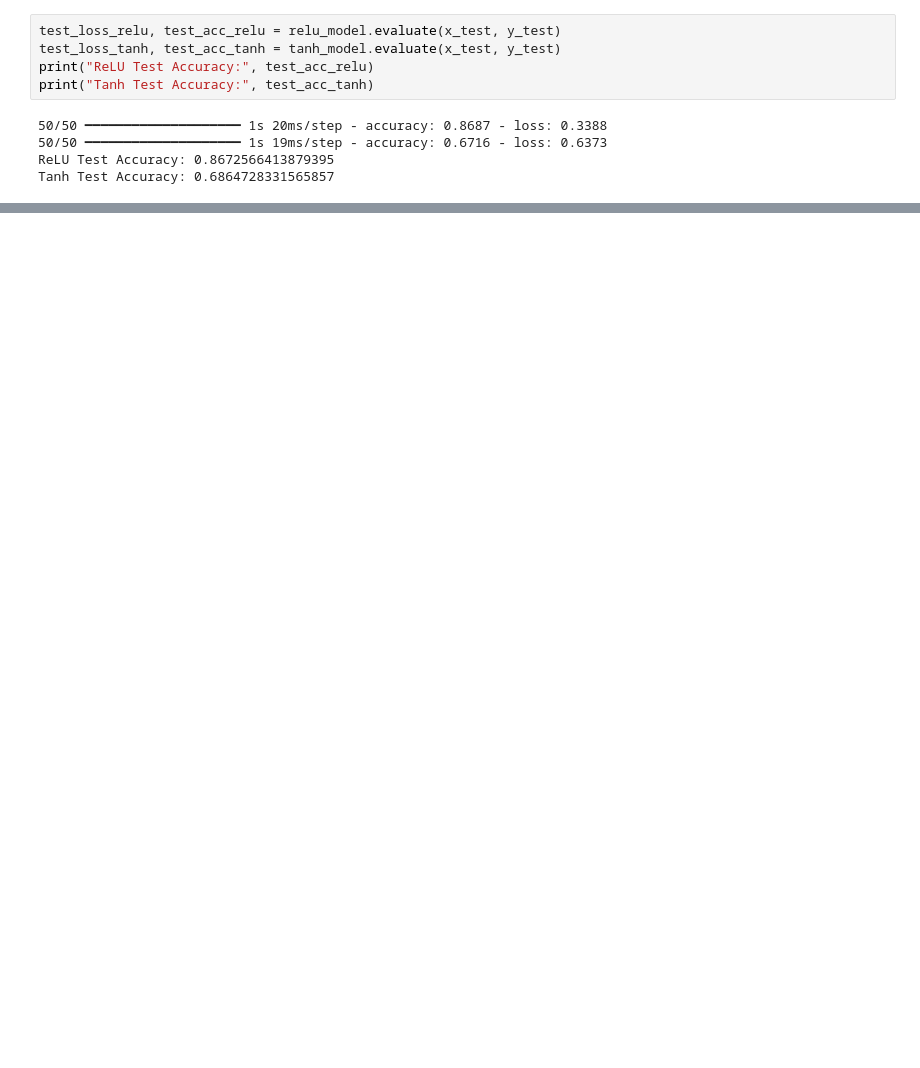
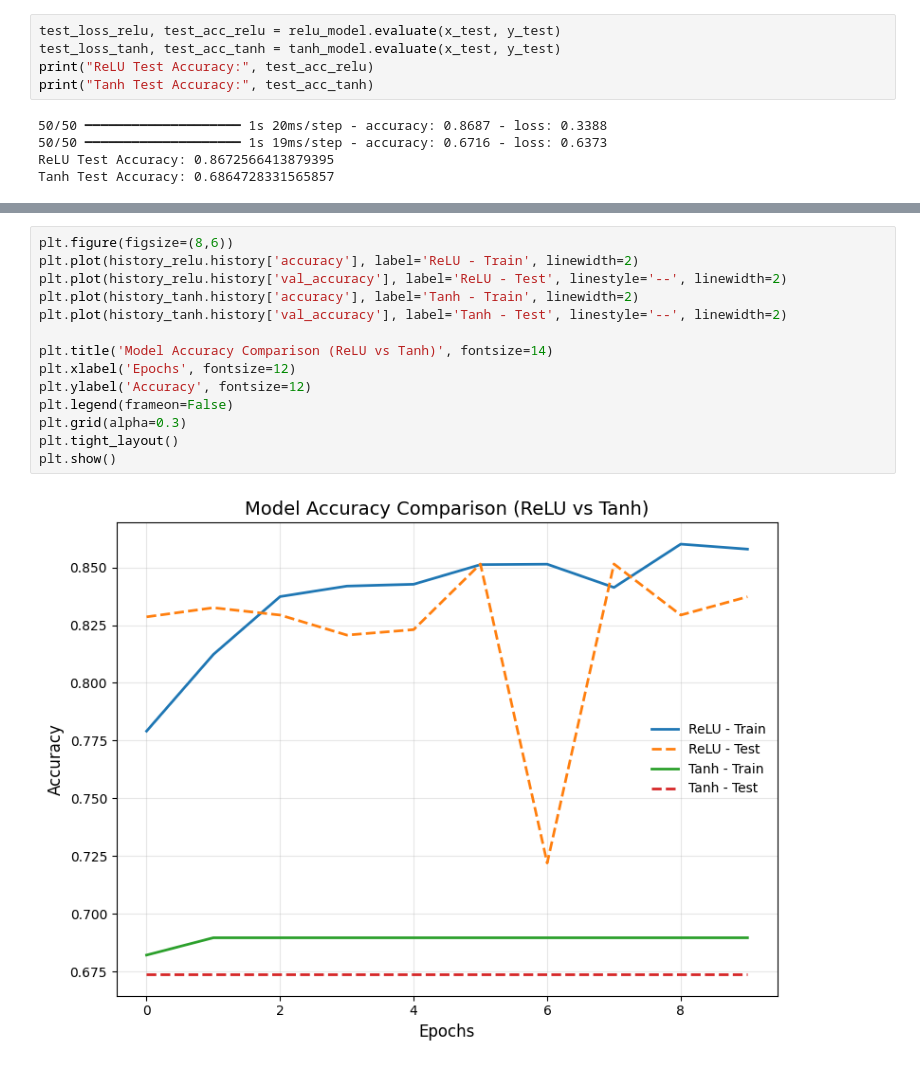
Before and after one commit to MoHazem02/ReLU-vs-Tanh-Activation-Function-Benchmark-in-BreakHis-Dataset, a Jupyter notebook: Breast_Cancer_Cell_Classification_from_Microscopic_Images_(BreakHis).ipynb, the cells around one changed output, grey strips where cells are left out. Cells and saved outputs as stored; diff of their text form; blank space fills up the shorter version.

```diff
--- a/Breast_Cancer_Cell_Classification_from_Microscopic_Images_(BreakHis).ipynb
+++ b/Breast_Cancer_Cell_Classification_from_Microscopic_Images_(BreakHis).ipynb
@@ -307,0 +271,16 @@ fig_loss.show()
+# %%
+plt.figure(figsize=(8,6))
+plt.plot(history_relu.history['accuracy'], label='ReLU - Train', linewidth=2)
+plt.plot(history_relu.history['val_accuracy'], label='ReLU - Test', linestyle='--', linewidth=2)
+plt.plot(history_tanh.history['accuracy'], label='Tanh - Train', linewidth=2)
+plt.plot(history_tanh.history['val_accuracy'], label='Tanh - Test', linestyle='--', linewidth=2)
+
+plt.title('Model Accuracy Comparison (ReLU vs Tanh)', fontsize=14)
+plt.xlabel('Epochs', fontsize=12)
+plt.ylabel('Accuracy', fontsize=12)
+plt.legend(frameon=False)
+plt.grid(alpha=0.3)
+plt.tight_layout()
+plt.show()
+# %% [output]
+[figure, added]
```
Also changed, not shown: parts of 1 cell of this notebook.
